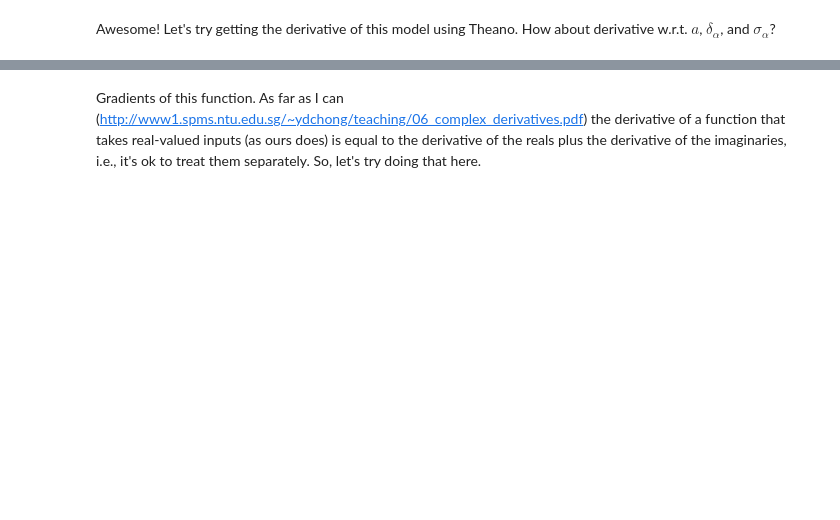
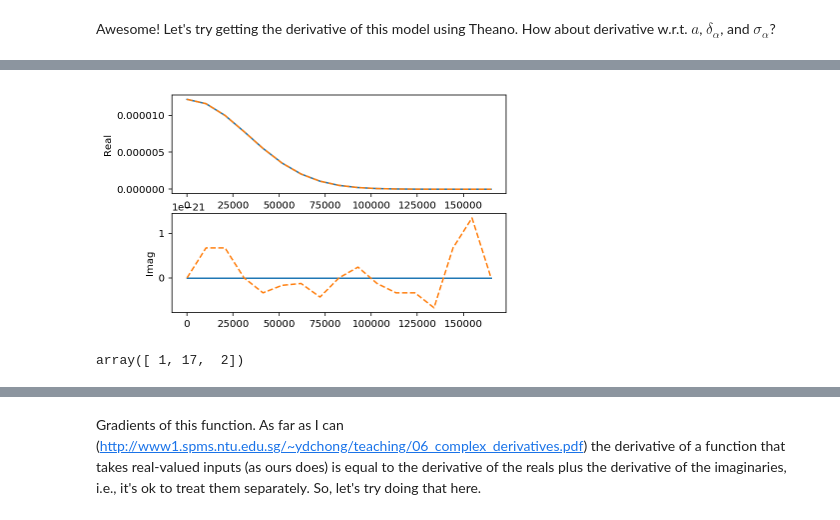
Before and after one commit to iancze/million-points-of-light, a Jupyter notebook: notebooks/Vis1DPyMC3.ipynb, the cells around one changed output, grey strips where cells are left out. Cells and saved outputs as stored; diff of their text form; code cells hidden in the pictures; blank space fills up the shorter version.

```diff
--- a/notebooks/Vis1DPyMC3.ipynb
+++ b/notebooks/Vis1DPyMC3.ipynb
@@ -199,6 +245,9 @@ def rfft_to_full(rfft_out):
 # create input alphas
 # NOTE that these must be `fftshifted` already.
 alpha = tt.matrix("alpha")
+# calculate dalpha, the space between the grids
+dalpha = abs(alpha[0,1] - alpha[0,0])
+
 a = tt.scalar("a")
 delta_alpha = tt.scalar("delta_alpha")
 sigma_alpha = tt.scalar("sigma_alpha")
@@ -206,9 +255,33 @@ sigma_alpha = tt.scalar("sigma_alpha")
 I = a * tt.exp(-(alpha - delta_alpha)**2/(2 * sigma_alpha**2))
 # since the input coordinates were already shifted, then this is too
 
-rfft = fft.rfft(I, norm=None)
+rfft = dalpha * fft.rfft(I, norm=None)
+# rshape = tt.shape(rfft)
+# fshape = theano.function([alpha, a, delta_alpha, sigma_alpha], rshape)
 
 f_vis = theano.function([alpha, a, delta_alpha, sigma_alpha], rfft)
+# %%
+# let's see what these gradients look like compared to the predictions
+
+rfreqs = np.fft.rfftfreq(N_alpha, 2 * img_radius/(N_alpha))
+
+fp = fourier_plane(rfreqs)
+
+fig, ax = plt.subplots(nrows=2)
+
+ax[0].plot(rfreqs, np.real(fp))
+ax[0].plot(rfreqs, f_vis(np.fft.fftshift(ras[np.newaxis,:]), 1, 0.0, 1.0*arcsec)[0,:,0], ls="--")
+ax[0].set_ylabel("Real");
+
+ax[1].plot(rfreqs, np.imag(fp))
+ax[1].plot(rfreqs, f_vis(np.fft.fftshift(ras[np.newaxis,:]), 1, 0.0, 1.0*arcsec)[0,:,1], ls="--")
+ax[1].set_ylabel("Imag");
+# %% [output]
+[figure, added]
+# %%
+fshape(ras[np.newaxis,:], 1, 0.0, 1.0*arcsec)
+# %% [output]
+array([ 1, 17,  2])
 # %%
 # fill compute the visbilities for a set of image-plane parameters
 vis = f_vis(np.fft.fftshift(ras[np.newaxis,:]), 1, 0.0, 1.0*arcsec)
```
Also changed, not shown: parts of 37 cells of this notebook.
